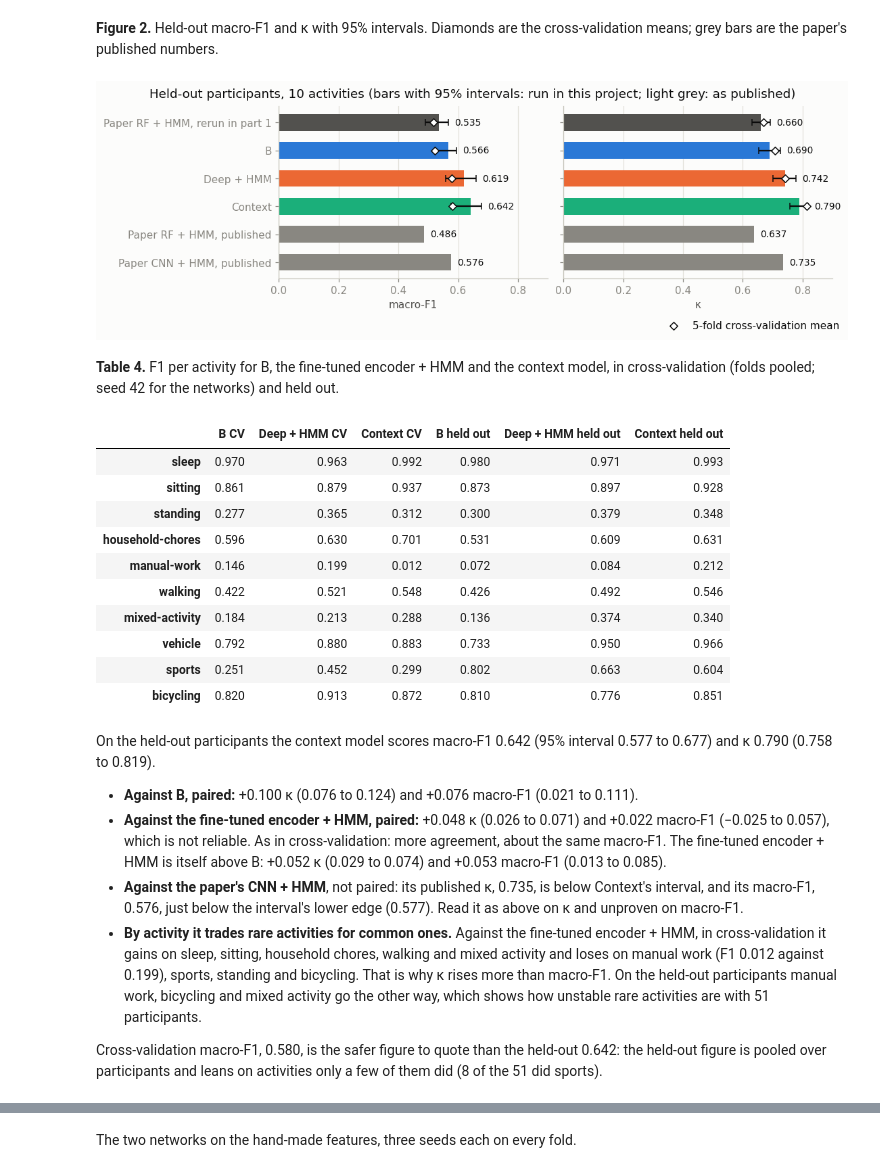
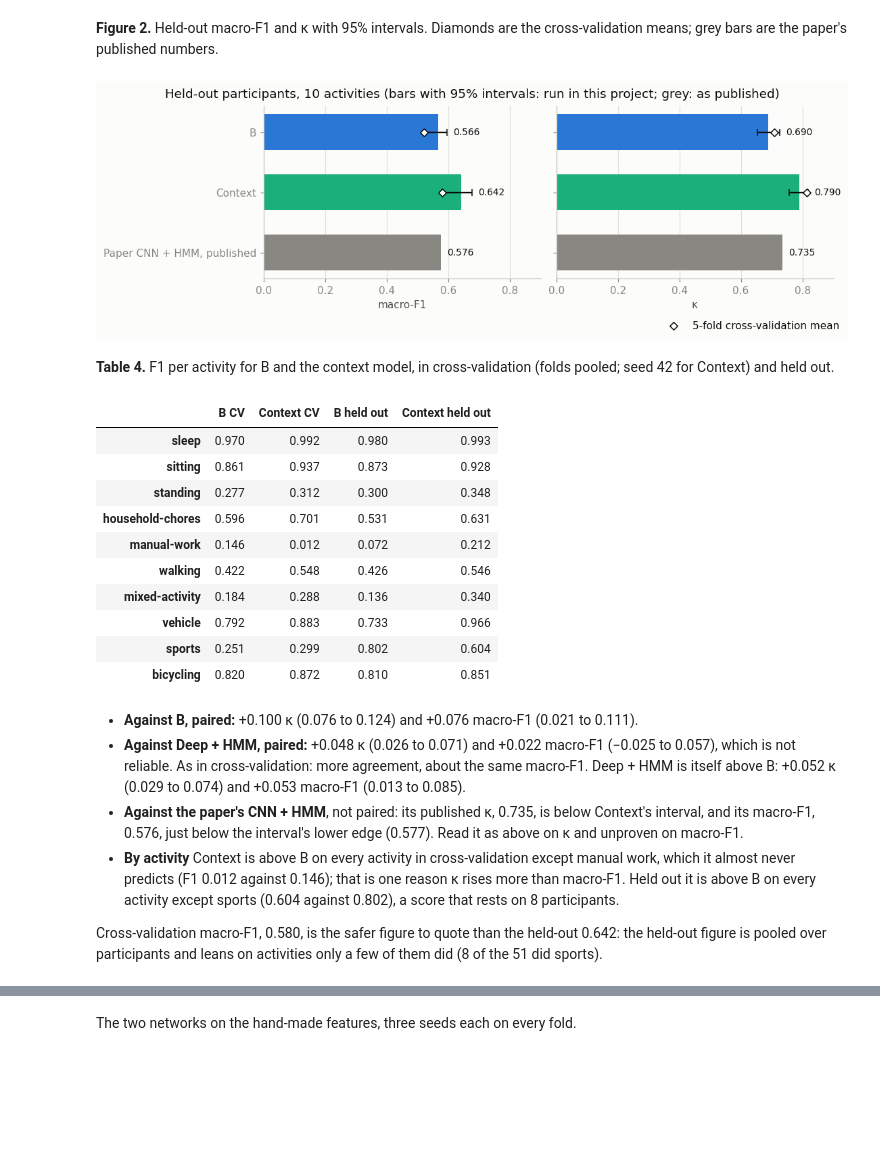
Before and after one commit to Alexr951/Capture-24, a Jupyter notebook: capture24_new_model.ipynb, the cells around one changed output, grey strips where cells are left out. Drawn from its saved outputs; the diff is of its cells as text; code cells hidden in the pictures; blank space fills up the shorter version.

```diff
--- a/capture24_new_model.ipynb
+++ b/capture24_new_model.ipynb
@@ -296,5 +297,5 @@ The recurrent network's fit, for the context model and the single-window control
 # %%
-LENGTHS = {1: "single windows", CONTEXT_LENGTH: f"{CONTEXT_LENGTH} windows of context"}
+LENGTHS = (1, CONTEXT_LENGTH)  # single windows, and the context model
 
 
 def context_fit(inputs, length, split, train, test, seed=SEED):
@@ -320,8 +321,10 @@ def summary(by_seed):
     return fold_mean, {**per_seed.mean(), **spread}
 
 
-MODELS = {"B": [CV_PRED["B"]], "Deep + HMM": [hmm_cv(probas) for probas in DEEP_CV.values()]}
-MODELS |= {f"frozen encoder, {label}{suffix}": [decide(CONTEXT_CV[length, seed]) for seed in SEEDS]
-           for length, label in LENGTHS.items() for suffix, decide in (("", top_class_cv), (" + HMM", hmm_cv))}
+MODELS = {"B": [CV_PRED["B"]],
+          "Deep + HMM": [hmm_cv(probas) for probas in DEEP_CV.values()],
+          "Single windows + HMM": [hmm_cv(CONTEXT_CV[1, seed]) for seed in SEEDS],
+          "Context": [top_class_cv(CONTEXT_CV[CONTEXT_LENGTH, seed]) for seed in SEEDS],
+          "Context + HMM": [hmm_cv(CONTEXT_CV[CONTEXT_LENGTH, seed]) for seed in SEEDS]}
 SUMMARY = {name: summary(by_seed) for name, by_seed in MODELS.items()}
 CV = {name: fold_mean for name, (fold_mean, _) in SUMMARY.items()}
@@ -330,6 +331,5 @@ The selection rule, fixed before any score: the higher cross-validation macro-F1
 # %%
-ALONE, WITH_HMM = (f"frozen encoder, {LENGTHS[CONTEXT_LENGTH]}{suffix}" for suffix in ("", " + HMM"))
-TIE = abs(CV[ALONE]["macro_f1"].mean() - CV[WITH_HMM]["macro_f1"].mean()) < 0.005
-CONTEXT_CHOSEN = max((ALONE, WITH_HMM), key=lambda name: CV[name]["kappa" if TIE else "macro_f1"].mean())
-print("chosen for the held-out participants:", CONTEXT_CHOSEN, "(by κ: within 0.005 macro-F1)" if TIE else "")
+TIE = abs(CV["Context"]["macro_f1"].mean() - CV["Context + HMM"]["macro_f1"].mean()) < 0.005
+CONTEXT_MODEL = max(("Context", "Context + HMM"), key=lambda name: CV[name]["kappa" if TIE else "macro_f1"].mean())
+print("chosen for the held-out participants:", CONTEXT_MODEL, "(by κ: within 0.005 macro-F1)" if TIE else "")
 # %% [output]
@@ -363,7 +362,6 @@ B, the fine-tuned encoder + HMM and the chosen context model are fitted on P001-
 # %%
 DEV, TEST = np.flatnonzero(IS_DEV), np.flatnonzero(~IS_DEV)
 SCORED = TEST[LABELLED[TEST]]
-CONTEXT_MODEL = "Context + HMM" if CONTEXT_CHOSEN == WITH_HMM else "Context"
 DEEP_TEST = fine_tuned("holdout", DEV, TEST)
 CONTEXT_TEST = context_fit("encoder", CONTEXT_LENGTH, "holdout", DEV, TEST)
 HOLDOUT_PRED = {"B": hmm_predict(forest_proba(DEV, TEST), DEV, TEST),
@@ -408,40 +406,35 @@ pd.DataFrame({**{model: {label: cell(s[m]) for m, label in SHOWN.items()} for mo
 # %% [markdown]
 **Figure 2.** Held-out macro-F1 and κ with 95% intervals. Diamonds are the cross-validation means; grey bars are the paper's published numbers.
 # %%
-RERUN = PART1["paper_copy_10-class"]
 # name -> (held-out scores, cross-validation means, colour)
-SHOWN_MODELS = {"Paper RF + HMM, rerun in part 1": (RERUN["holdout"], {m: RERUN["cv"][m]["mean"] for m in SHOWN}, "#52514e"),
-                "B": (SCORES["B"], CV["B"][list(SHOWN)].mean(), BLUE),
-                "Deep + HMM": (SCORES["Deep + HMM"], CV["Deep + HMM"][list(SHOWN)].mean(), ORANGE),
-                CONTEXT_MODEL: (SCORES[CONTEXT_MODEL], CV[CONTEXT_CHOSEN][list(SHOWN)].mean(), GREEN)}
-title = "Held-out participants, 10 activities (bars with 95% intervals: run in this project; light grey: as published)"
+SHOWN_MODELS = {"B": (SCORES["B"], CV["B"][list(SHOWN)].mean(), BLUE),
+                CONTEXT_MODEL: (SCORES[CONTEXT_MODEL], CV[CONTEXT_MODEL][list(SHOWN)].mean(), GREEN)}
+title = "Held-out participants, 10 activities (bars with 95% intervals: run in this project; grey: as published)"
 har.plot_holdout(SHOWN_MODELS, PUBLISHED, title).savefig(OUT / "results_new_model.png", dpi=150)
 # %% [output]
-[figure, old version]
+[figure, new version]
 # %% [markdown]
-**Table 4.** F1 per activity for B, the fine-tuned encoder + HMM and the context model, in cross-validation (folds pooled; seed 42 for the networks) and held out.
+**Table 4.** F1 per activity for B and the context model, in cross-validation (folds pooled; seed 42 for Context) and held out.
 # %%
-pd.DataFrame({**{f"{name} CV": pooled_f1(MODELS[key][0]) for name, key in (("B", "B"), ("Deep + HMM", "Deep + HMM"), (CONTEXT_MODEL, CONTEXT_CHOSEN))},
-              **{f"{model} held out": s["per_class_f1"] for model, s in SCORES.items()}}, index=CODES).loc[CLASSES].round(3)
+pd.DataFrame({**{f"{name} CV": pooled_f1(MODELS[name][0]) for name in ("B", CONTEXT_MODEL)},
+              **{f"{name} held out": SCORES[name]["per_class_f1"] for name in ("B", CONTEXT_MODEL)}}, index=CODES).loc[CLASSES].round(3)
 # %% [output]
-|  | B CV | Deep + HMM CV | Context CV | B held out | Deep + HMM held out | Context held out |
-| sleep | 0.970 | 0.963 | 0.992 | 0.980 | 0.971 | 0.993 |
-| sitting | 0.861 | 0.879 | 0.937 | 0.873 | 0.897 | 0.928 |
-| standing | 0.277 | 0.365 | 0.312 | 0.300 | 0.379 | 0.348 |
-| household-chores | 0.596 | 0.630 | 0.701 | 0.531 | 0.609 | 0.631 |
-| manual-work | 0.146 | 0.199 | 0.012 | 0.072 | 0.084 | 0.212 |
-| walking | 0.422 | 0.521 | 0.548 | 0.426 | 0.492 | 0.546 |
-| mixed-activity | 0.184 | 0.213 | 0.288 | 0.136 | 0.374 | 0.340 |
-| vehicle | 0.792 | 0.880 | 0.883 | 0.733 | 0.950 | 0.966 |
-| sports | 0.251 | 0.452 | 0.299 | 0.802 | 0.663 | 0.604 |
-| bicycling | 0.820 | 0.913 | 0.872 | 0.810 | 0.776 | 0.851 |
+|  | B CV | Context CV | B held out | Context held out |
+| sleep | 0.970 | 0.992 | 0.980 | 0.993 |
+| sitting | 0.861 | 0.937 | 0.873 | 0.928 |
+| standing | 0.277 | 0.312 | 0.300 | 0.348 |
+| household-chores | 0.596 | 0.701 | 0.531 | 0.631 |
+| manual-work | 0.146 | 0.012 | 0.072 | 0.212 |
+| walking | 0.422 | 0.548 | 0.426 | 0.546 |
+| mixed-activity | 0.184 | 0.288 | 0.136 | 0.340 |
+| vehicle | 0.792 | 0.883 | 0.733 | 0.966 |
+| sports | 0.251 | 0.299 | 0.802 | 0.604 |
+| bicycling | 0.820 | 0.872 | 0.810 | 0.851 |
 # %% [markdown]
-On the held-out participants the context model scores macro-F1 0.642 (95% interval 0.577 to 0.677) and κ 0.790 (0.758 to 0.819).
-
 - **Against B, paired:** +0.100 κ (0.076 to 0.124) and +0.076 macro-F1 (0.021 to 0.111).
-- **Against the fine-tuned encoder + HMM, paired:** +0.048 κ (0.026 to 0.071) and +0.022 macro-F1 (−0.025 to 0.057), which is not reliable. As in cross-validation: more agreement, about the same macro-F1. The fine-tuned encoder + HMM is itself above B: +0.052 κ (0.029 to 0.074) and +0.053 macro-F1 (0.013 to 0.085).
+- **Against Deep + HMM, paired:** +0.048 κ (0.026 to 0.071) and +0.022 macro-F1 (−0.025 to 0.057), which is not reliable. As in cross-validation: more agreement, about the same macro-F1. Deep + HMM is itself above B: +0.052 κ (0.029 to 0.074) and +0.053 macro-F1 (0.013 to 0.085).
 - **Against the paper's CNN + HMM**, not paired: its published κ, 0.735, is below Context's interval, and its macro-F1, 0.576, just below the interval's lower edge (0.577). Read it as above on κ and unproven on macro-F1.
-- **By activity it trades rare activities for common ones.** Against the fine-tuned encoder + HMM, in cross-validation it gains on sleep, sitting, household chores, walking and mixed activity and loses on manual work (F1 0.012 against 0.199), sports, standing and bicycling. That is why κ rises more than macro-F1. On the held-out participants manual work, bicycling and mixed activity go the other way, which shows how unstable rare activities are with 51 participants.
+- **By activity** Context is above B on every activity in cross-validation except manual work, which it almost never predicts (F1 0.012 against 0.146); that is one reason κ rises more than macro-F1. Held out it is above B on every activity except sports (0.604 against 0.802), a score that rests on 8 participants.
 
 Cross-validation macro-F1, 0.580, is the safer figure to quote than the held-out 0.642: the held-out figure is pooled over participants and leans on activities only a few of them did (8 of the 51 did sports).
 # %% [markdown]
```
Also changed, not shown: parts of 22 cells of this notebook, 5 other files.
